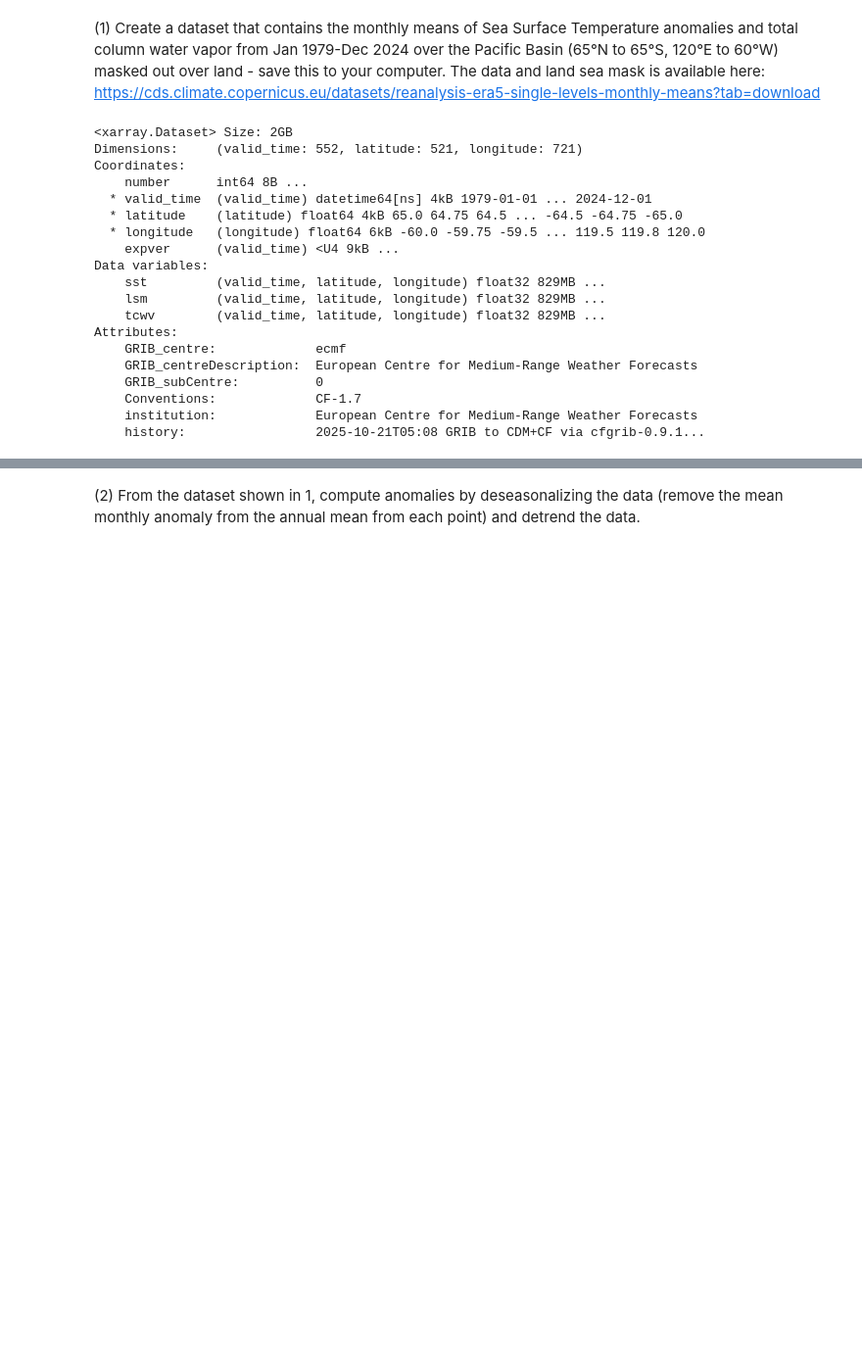
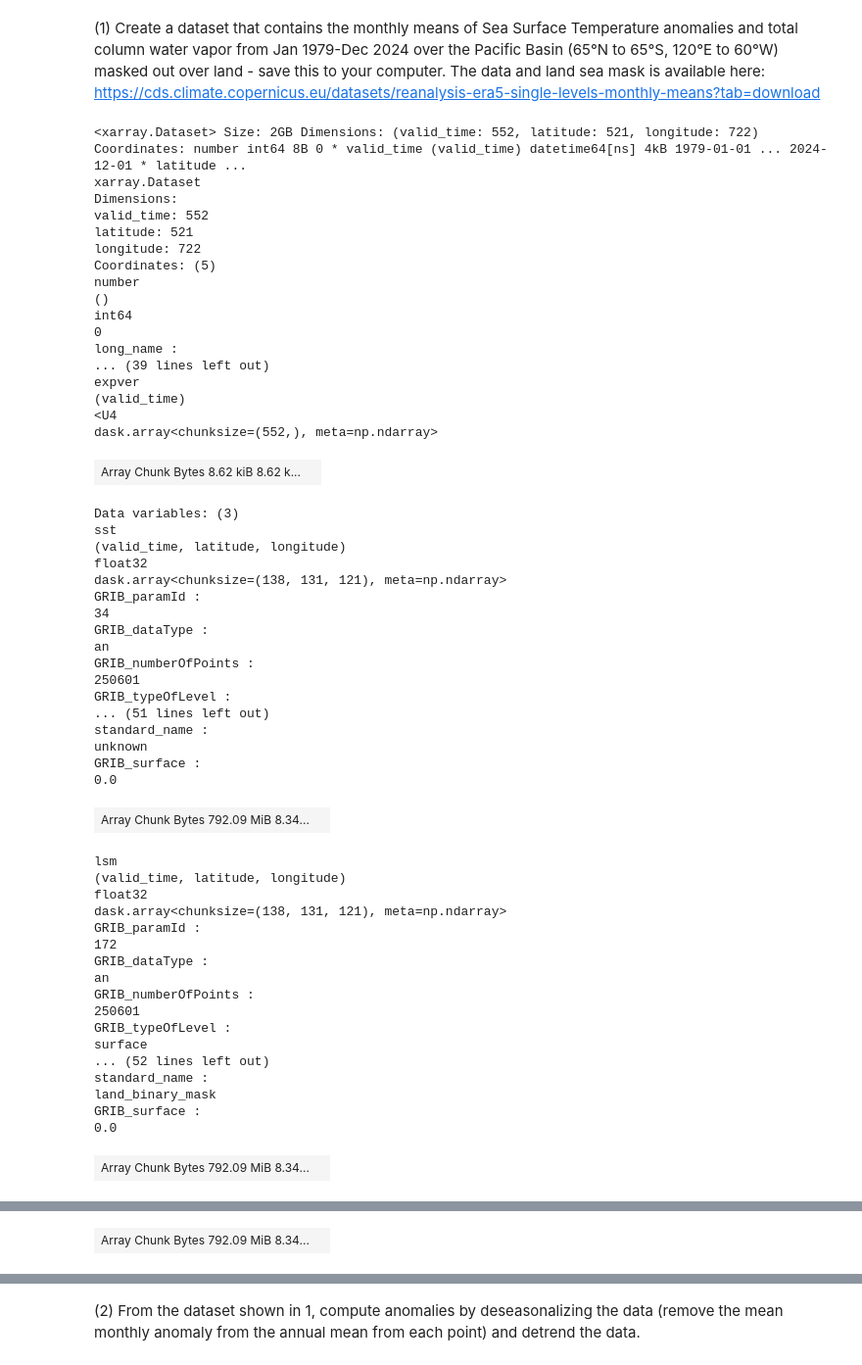
Before and after one commit to Matt0604/ATMS-523-Module-4, a Jupyter notebook: M4Project_Graber.ipynb, the cells around one changed output, grey strips where cells are left out. Shown: that part at 98% size. Cells and saved outputs as stored; diff of their text form; code cells hidden in the pictures; blank space fills up the shorter version.

```diff
--- a/M4Project_Graber.ipynb
+++ b/M4Project_Graber.ipynb
@@ -22,26 +22,61 @@ from typing import Union
 (1) Create a dataset that contains the monthly means of Sea Surface Temperature anomalies and total column water vapor from Jan 1979-Dec 2024 over the Pacific Basin (65°N to 65°S, 120°E to 60°W) masked out over land - save this to your computer. The data and land sea mask is available here: https://cds.climate.copernicus.eu/datasets/reanalysis-era5-single-levels-monthly-means?tab=download
 # %%
 # Import the file
-data = '/data/keeling/a/mgraber2/Course scripts/ATMS523/ATMS523_M4data.nc'
-data = xr.open_dataset(data)
+data = '/data/keeling/a/mgraber2/Course scripts/ATMS523/M4data*.nc'
+data = xr.open_mfdataset(data, combine='by_coords')
 data
 # %% [output]
-<xarray.Dataset> Size: 2GB
-Dimensions:     (valid_time: 552, latitude: 521, longitude: 721)
-Coordinates:
-    number      int64 8B ...
-  * valid_time  (valid_time) datetime64[ns] 4kB 1979-01-01 ... 2024-12-01
-  * latitude    (latitude) float64 4kB 65.0 64.75 64.5 ... -64.5 -64.75 -65.0
-  * longitude   (longitude) float64 6kB -60.0 -59.75 -59.5 ... 119.5 119.8 120.0
-    expver      (valid_time) <U4 9kB ...
-Data variables:
-    sst         (valid_time, latitude, longitude) float32 829MB ...
-    lsm         (valid_time, latitude, longitude) float32 829MB ...
-    tcwv        (valid_time, latitude, longitude) float32 829MB ...
-Attributes:
-    GRIB_centre:             ecmf
-    GRIB_centreDescription:  European Centre for Medium-Range Weather Forecasts
-    GRIB_subCentre:          0
-    Conventions:             CF-1.7
-    institution:             European Centre for Medium-Range Weather Forecasts
-    history:                 2025-10-21T05:08 GRIB to CDM+CF via cfgrib-0.9.1...
+<xarray.Dataset> Size: 2GB Dimensions: (valid_time: 552, latitude: 521, longitude: 722) Coordinates: number int64 8B 0 * valid_time (valid_time) datetime64[ns] 4kB 1979-01-01 ... 2024-12-01 * latitude ...
+xarray.Dataset
+Dimensions:
+valid_time: 552
+latitude: 521
+longitude: 722
+Coordinates: (5)
+number
+()
+int64
+0
+long_name :
+... (39 lines left out)
+expver
+(valid_time)
+<U4
+dask.array<chunksize=(552,), meta=np.ndarray>
+| Array Chunk Bytes 8.62 kiB 8.62 k... |  |
+Data variables: (3)
+sst
+(valid_time, latitude, longitude)
+float32
+dask.array<chunksize=(138, 131, 121), meta=np.ndarray>
+GRIB_paramId :
+34
+GRIB_dataType :
+an
+GRIB_numberOfPoints :
+250601
+GRIB_typeOfLevel :
+... (51 lines left out)
+standard_name :
+unknown
+GRIB_surface :
+0.0
+| Array Chunk Bytes 792.09 MiB 8.34... |  |
+lsm
+(valid_time, latitude, longitude)
+float32
+dask.array<chunksize=(138, 131, 121), meta=np.ndarray>
+GRIB_paramId :
+172
+GRIB_dataType :
+an
+GRIB_numberOfPoints :
+250601
+GRIB_typeOfLevel :
+surface
+... (52 lines left out)
+standard_name :
+land_binary_mask
+GRIB_surface :
+0.0
+| Array Chunk Bytes 792.09 MiB 8.34... |  |
@@ -47,0 +100 @@ Attributes:
+| Array Chunk Bytes 792.09 MiB 8.34... |  |
```
Also changed, not shown: parts of 7 cells of this notebook.
